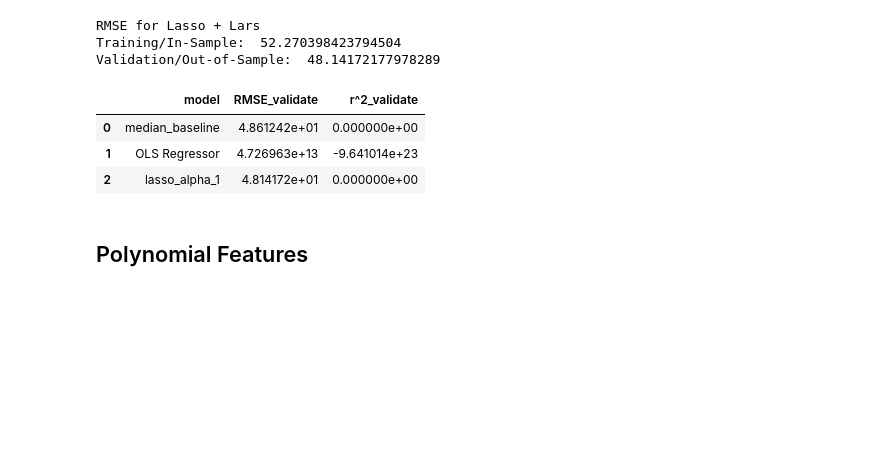
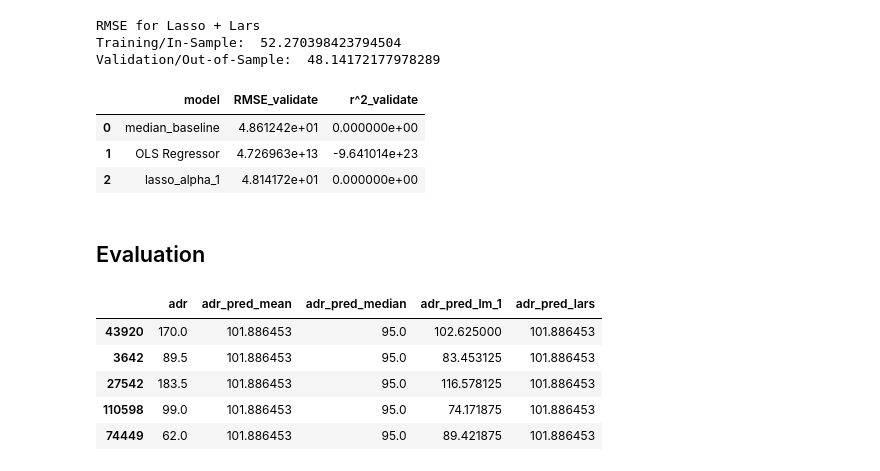
Before and after one commit to malachi-hale/hotel_bookings, a Jupyter notebook: Initial_exploration.ipynb, the cells around one changed output. Cells and saved outputs as stored; diff of their text form; code cells hidden in the pictures; blank space fills up the shorter version.

```diff
--- a/Initial_exploration.ipynb
+++ b/Initial_exploration.ipynb
@@ -793,5 +793,3 @@ metric_df
 | 0 | median_baseline | 4.861242e+01 | 0.000000e+00 |
 | 1 | OLS Regressor | 4.726963e+13 | -9.641014e+23 |
 | 2 | lasso_alpha_1 | 4.814172e+01 | 0.000000e+00 |
-# %% [markdown]
-## Polynomial Features
@@ -829,0 +796,11 @@ print("RMSE for Polynomial Model, degrees=2\nTraining/In-Sample: ", rmse_train,
+# %% [markdown]
+## Evaluation
+# %%
+y_train_dummies.head()
+# %% [output]
+|  | adr | adr_pred_mean | adr_pred_median | adr_pred_lm_1 | adr_pred_lars |
+| 43920 | 170.0 | 101.886453 | 95.0 | 102.625000 | 101.886453 |
+| 3642 | 89.5 | 101.886453 | 95.0 | 83.453125 | 101.886453 |
+| 27542 | 183.5 | 101.886453 | 95.0 | 116.578125 | 101.886453 |
+| 110598 | 99.0 | 101.886453 | 95.0 | 74.171875 | 101.886453 |
+| 74449 | 62.0 | 101.886453 | 95.0 | 89.421875 | 101.886453 |
```
Also changed, not shown: parts of 4 cells of this notebook.
